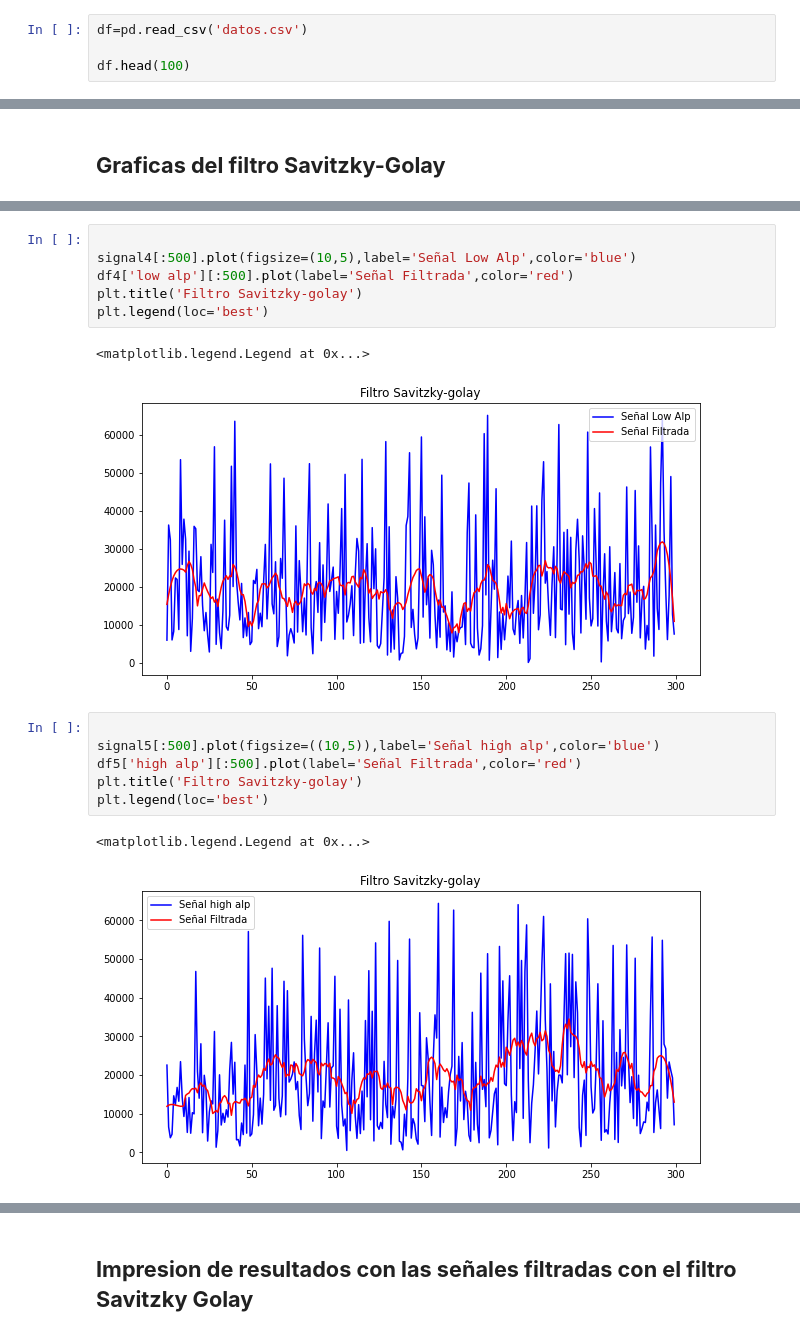
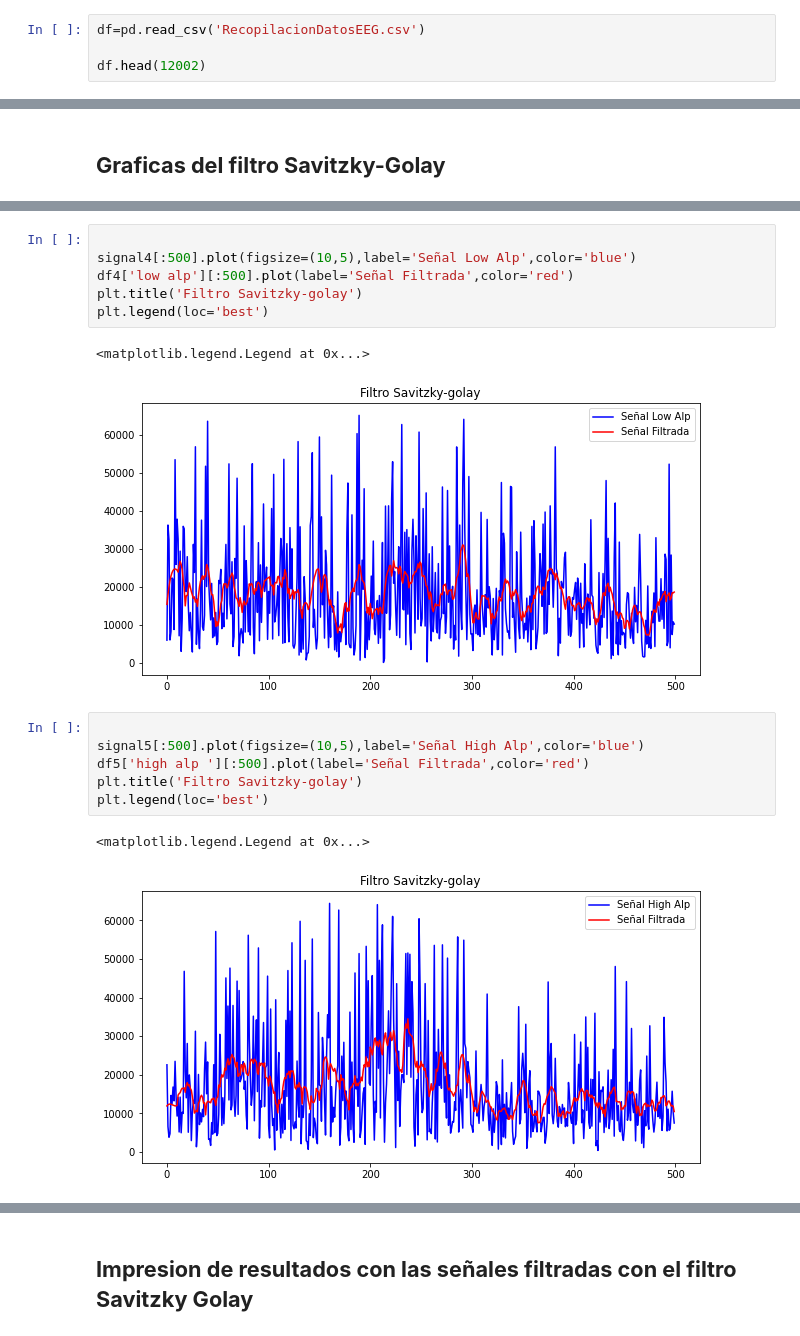
Before and after one commit to KevinEnriquez96/Proyecto-de-titulacion, a Jupyter notebook: filtrosSeñalesEEG.ipynb, the cells around one changed output, grey strips where cells are left out. Drawn from its saved outputs; the diff is of its cells as text.

```diff
--- a/filtrosSeñalesEEG.ipynb
+++ b/filtrosSeñalesEEG.ipynb
@@ -11,9 +11,9 @@ from sklearn.preprocessing import MinMaxScaler
 # %% [markdown]
 ## **Señales EEG sin filtrar**
 # %%
-df=pd.read_csv('datos.csv')
+df=pd.read_csv('RecopilacionDatosEEG.csv')
 
-df.head(100)
+df.head(12002)
 # %% [output]
 |  | atencion | delta | theta | low alp | high alp | low bet | high bet | low gamm | min gamm |
 | 0 | 53 | 59679 | 33171 | 5903 | 22574 | 5768 | 15979 | 6092 | 8450 |
@@ -265,16 +265,16 @@ plt.title('Filtro Savitzky-golay')
 plt.legend(loc='best')
 # %% [output]
 <matplotlib.legend.Legend at 0x...>
-[figure, old version]
+[figure, new version]
 # %%
 
-signal5[:500].plot(figsize=((10,5)),label='Señal high alp',color='blue')
-df5['high alp'][:500].plot(label='Señal Filtrada',color='red')
+signal5[:500].plot(figsize=(10,5),label='Señal High Alp',color='blue')
+df5['high alp '][:500].plot(label='Señal Filtrada',color='red')
 plt.title('Filtro Savitzky-golay')
 plt.legend(loc='best')
 # %% [output]
 <matplotlib.legend.Legend at 0x...>
-[figure, old version]
+[figure, new version]
 # %%
 signal6[:500].plot(figsize=((10,5)),label='Señal Low Bet ',color='blue')
 df6['low bet'][:500].plot(label='Señal Filtrada',color='red')
```
Also changed, not shown: parts of 15 cells of this notebook.
